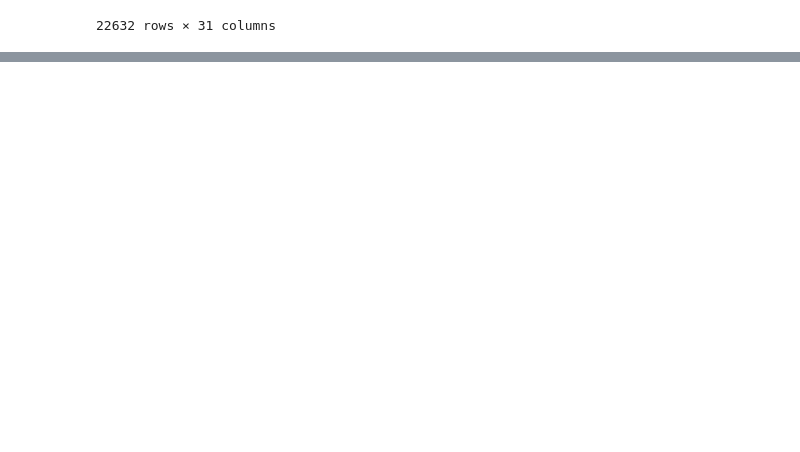
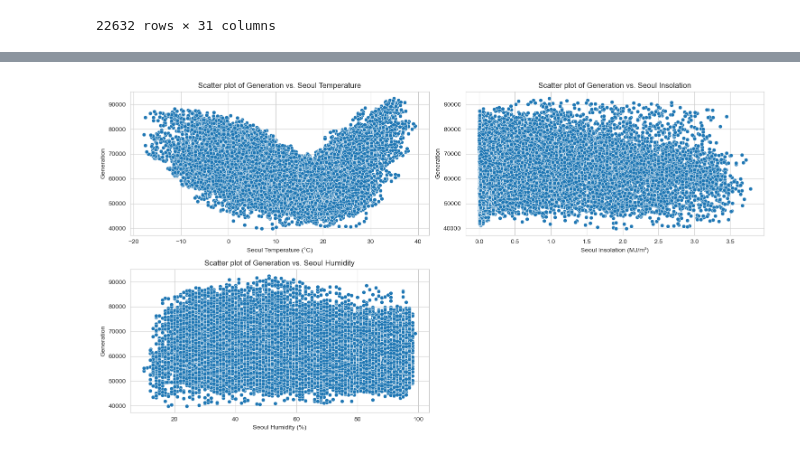
Before and after one commit to JJAEMBLY/Energy-Big-Data, a Jupyter notebook: Load_Forecasting.ipynb, the cells around one changed output, grey strips where cells are left out. Cells and saved outputs as stored; diff of their text form; code cells hidden in the pictures; blank space fills up the shorter version.

```diff
--- a/Load_Forecasting.ipynb
+++ b/Load_Forecasting.ipynb
@@ -405,0 +539,29 @@ Train_data
+# %%
+# 'Generation'과 몇몇 주요 기상 변수들 간의 산점도 확인
+plt.figure(figsize=(15, 8))
+
+# Generation vs. Seoul_Temp
+plt.subplot(2, 2, 1)
+sns.scatterplot(x=data['Seoul_Temp'], y=data['Generation'])
+plt.title('Scatter plot of Generation vs. Seoul Temperature')
+plt.xlabel('Seoul Temperature (°C)')
+plt.ylabel('Generation')
+
+# Generation vs. Seoul_Insolation
+plt.subplot(2, 2, 2)
+sns.scatterplot(x=data['Seoul_Insolation'], y=data['Generation'])
+plt.title('Scatter plot of Generation vs. Seoul Insolation')
+plt.xlabel('Seoul Insolation (MJ/m²)')
+plt.ylabel('Generation')
+
+# Generation vs. Seoul_Humidity
+plt.subplot(2, 2, 3)
+sns.scatterplot(x=data['Seoul_Humidity'], y=data['Generation'])
+plt.title('Scatter plot of Generation vs. Seoul Humidity')
+plt.xlabel('Seoul Humidity (%)')
+plt.ylabel('Generation')
+
+plt.tight_layout()
+plt.show()
+# %% [output]
+[figure, added]
```
Also changed, not shown: parts of 16 cells of this notebook.
